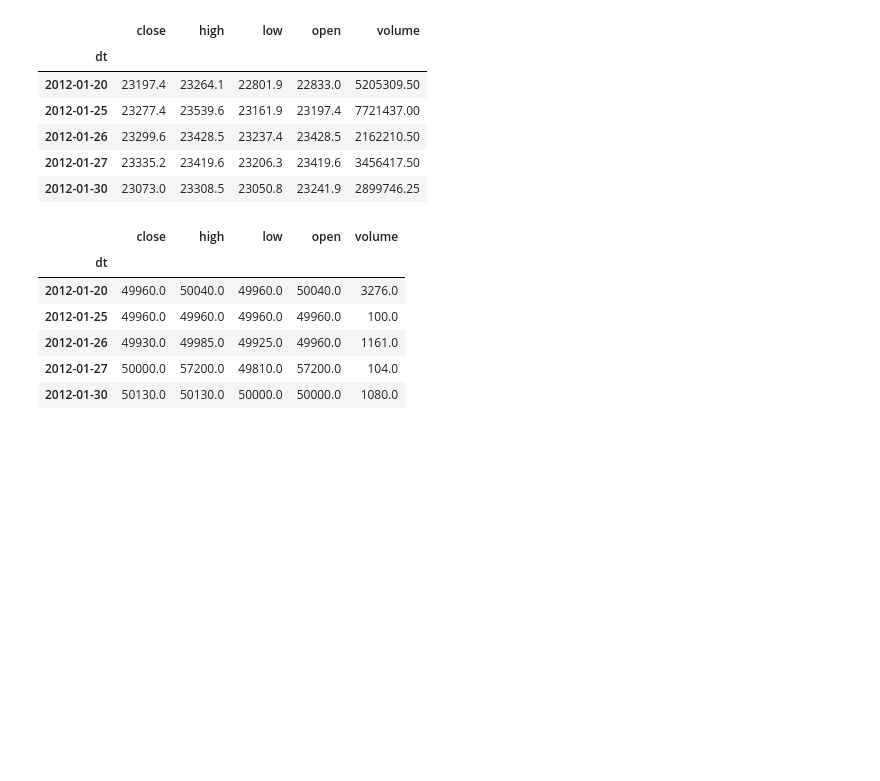
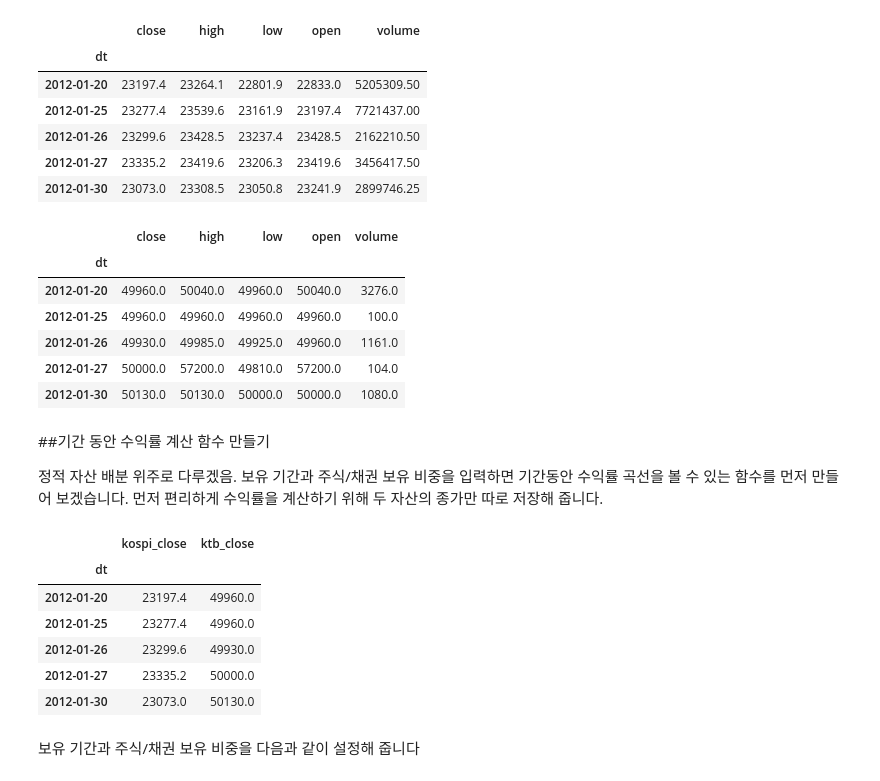
Before and after one commit to diligejy/PythonData, a Jupyter notebook: Finance/AssetAllocation/assetallocation.ipynb, the cells around one changed output. Cells and saved outputs as stored; diff of their text form; code cells hidden in the pictures; blank space fills up the shorter version.

```diff
--- a/Finance/AssetAllocation/assetallocation.ipynb
+++ b/Finance/AssetAllocation/assetallocation.ipynb
@@ -41,3 +41,21 @@ ktb_df.head()
 | 2012-01-26 | 49930.0 | 49985.0 | 49925.0 | 49960.0 | 1161.0 |
 | 2012-01-27 | 50000.0 | 57200.0 | 49810.0 | 57200.0 | 104.0 |
 | 2012-01-30 | 50130.0 | 50130.0 | 50000.0 | 50000.0 | 1080.0 |
+# %% [markdown]
+##기간 동안 수익률 계산 함수 만들기
+
+
+정적 자산 배분 위주로 다루겠음. 보유 기간과 주식/채권 보유 비중을 입력하면 기간동안 수익률 곡선을 볼 수 있는 함수를 먼저 만들어 보겠습니다. 먼저 편리하게 수익률을 계산하기 위해 두 자산의 종가만 따로 저장해 줍니다.
+# %%
+close_df = pd.DataFrame({'kospi_close':kospi_df['close'], 'ktb_close': ktb_df['close']})
+close_df.head()
+# %% [output]
+|  | kospi_close | ktb_close |
+| dt |  |  |
+| 2012-01-20 | 23197.4 | 49960.0 |
+| 2012-01-25 | 23277.4 | 49960.0 |
+| 2012-01-26 | 23299.6 | 49930.0 |
+| 2012-01-27 | 23335.2 | 50000.0 |
+| 2012-01-30 | 23073.0 | 50130.0 |
+# %% [markdown]
+보유 기간과 주식/채권 보유 비중을 다음과 같이 설정해 줍니다
```
Also changed, not shown: parts of 16 cells of this notebook.
